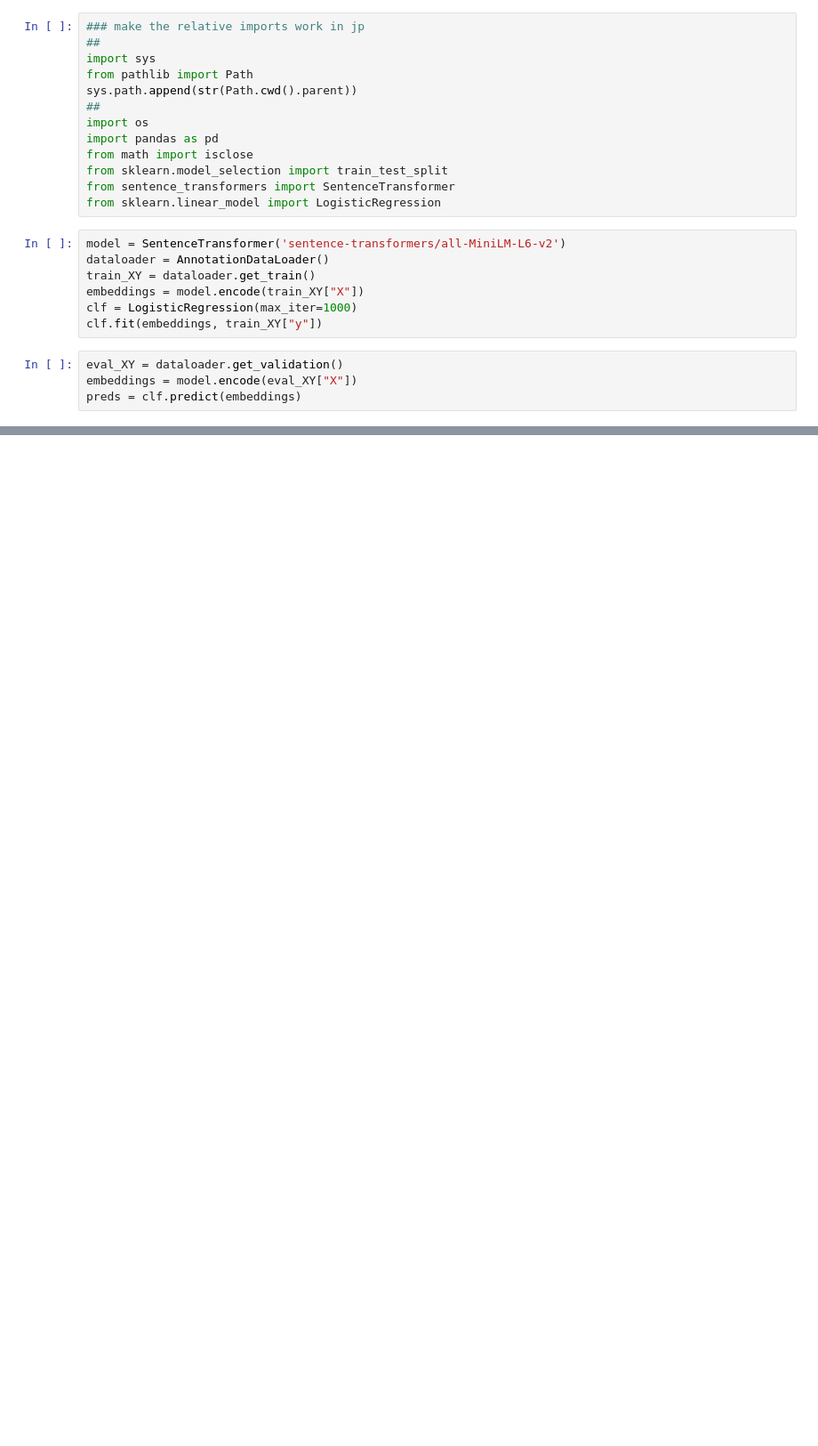
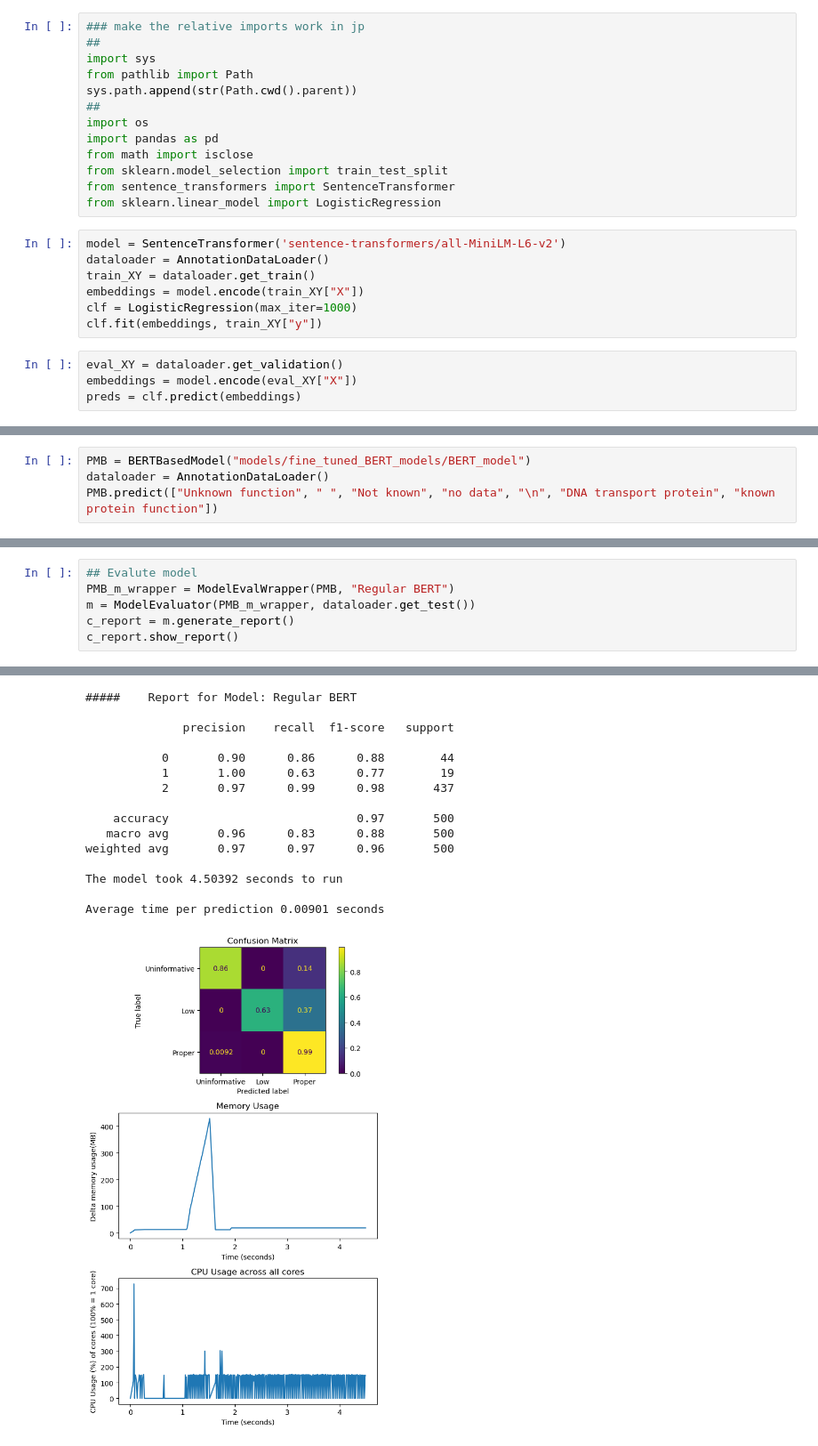
Before and after one commit to ElonGawi/Viral-Annotation-Classifier, a Jupyter notebook: model_evaluator.ipynb, the cells around one changed output, grey strips where cells are left out. Shown at 89% size. Drawn from its saved outputs; the diff is of its cells as text; blank space fills up the shorter version.

```diff
--- a/model_evaluator.ipynb
+++ b/model_evaluator.ipynb
@@ -99,0 +86,4 @@ disp.plot()
+# %%
+PMB = BERTBasedModel("models/fine_tuned_BERT_models/BERT_model")
+dataloader = AnnotationDataLoader()
+PMB.predict(["Unknown function", " ", "Not known", "no data", "\n", "DNA transport protein", "known protein function"])
@@ -99,0 +93,7 @@ disp.plot()
+# %%
+## Evalute model
+PMB_m_wrapper = ModelEvalWrapper(PMB, "Regular BERT")
+m = ModelEvaluator(PMB_m_wrapper, dataloader.get_test())
+c_report = m.generate_report()
+c_report.show_report()
+# %% [output]
@@ -99,0 +101,16 @@ disp.plot()
+#####    Report for Model: Regular BERT
+
+              precision    recall  f1-score   support
+
+           0       0.90      0.86      0.88        44
+           1       1.00      0.63      0.77        19
+           2       0.97      0.99      0.98       437
+
+    accuracy                           0.97       500
+   macro avg       0.96      0.83      0.88       500
+weighted avg       0.97      0.97      0.96       500
+
+The model took 4.50392 seconds to run
+
+Average time per prediction 0.00901 seconds
+[figure, added]
```
Also changed, not shown: parts of 8 cells of this notebook, 7 other files.
